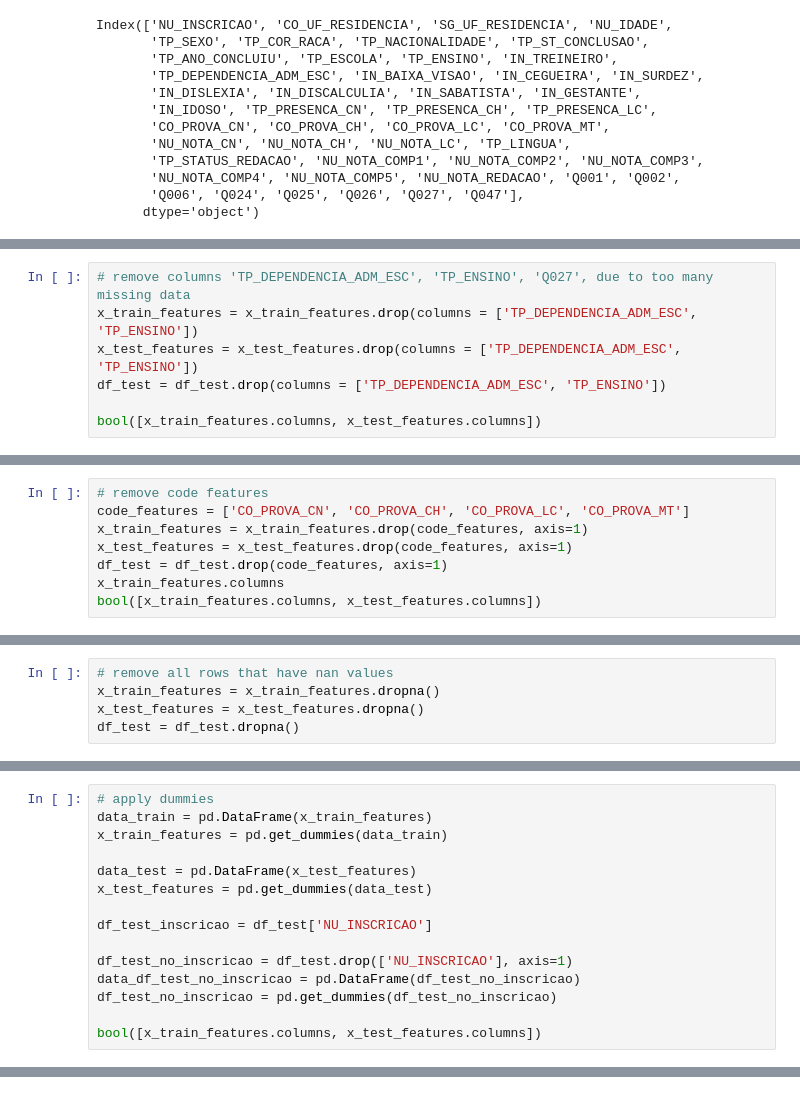
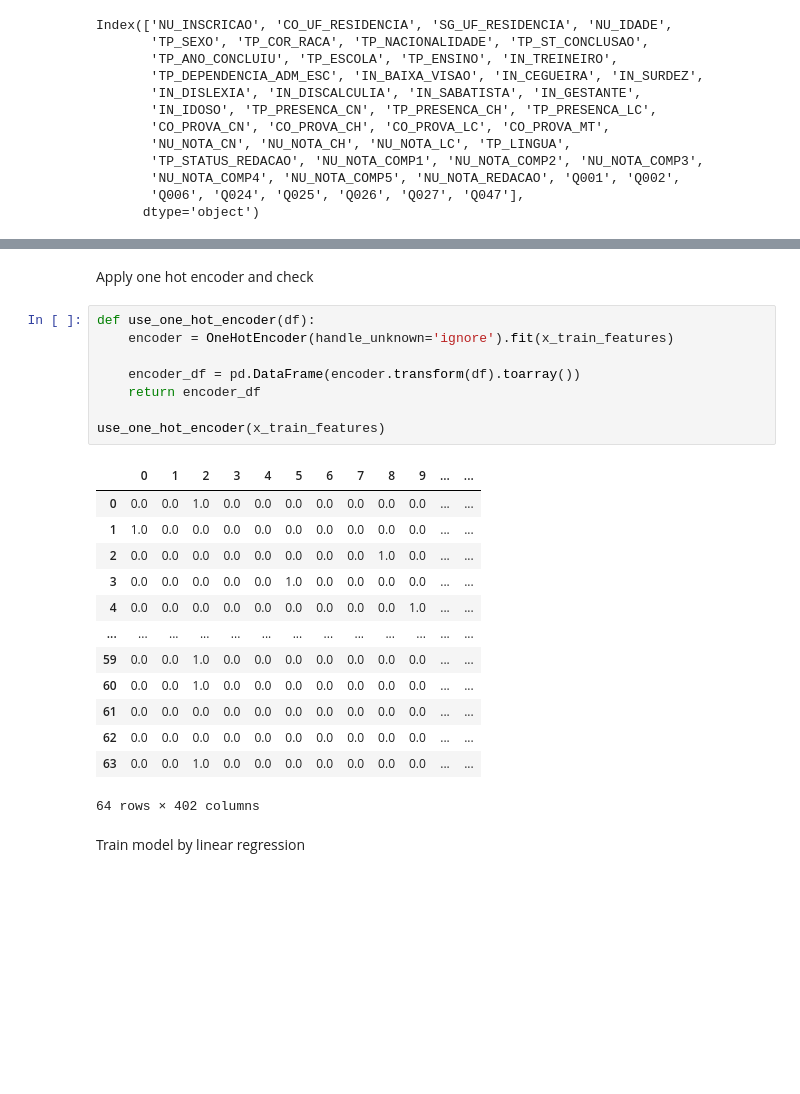
Before and after one commit to mirellaalves/data-science-acelera, a Jupyter notebook: enem-2/main.ipynb, the cells around one changed output, grey strips where cells are left out. Cells and saved outputs as stored; diff of their text form; blank space fills up the shorter version.

```diff
--- a/enem-2/main.ipynb
+++ b/enem-2/main.ipynb
@@ -193,7 +111,0 @@ missing_data.head(20)
-# %%
-# remove columns 'TP_DEPENDENCIA_ADM_ESC', 'TP_ENSINO', 'Q027', due to too many missing data
-x_train_features = x_train_features.drop(columns = ['TP_DEPENDENCIA_ADM_ESC', 'TP_ENSINO'])
-x_test_features = x_test_features.drop(columns = ['TP_DEPENDENCIA_ADM_ESC', 'TP_ENSINO'])
-df_test = df_test.drop(columns = ['TP_DEPENDENCIA_ADM_ESC', 'TP_ENSINO'])
-
-bool([x_train_features.columns, x_test_features.columns])
@@ -213,8 +111,0 @@ x_train_features_categorical.head(5)
-# %%
-# remove code features
-code_features = ['CO_PROVA_CN', 'CO_PROVA_CH', 'CO_PROVA_LC', 'CO_PROVA_MT']
-x_train_features = x_train_features.drop(code_features, axis=1)
-x_test_features = x_test_features.drop(code_features, axis=1)
-df_test = df_test.drop(code_features, axis=1)
-x_train_features.columns
-bool([x_train_features.columns, x_test_features.columns])
@@ -231,5 +119,0 @@ x_test_features.shape
-# %%
-# remove all rows that have nan values
-x_train_features = x_train_features.dropna()
-x_test_features = x_test_features.dropna()
-df_test = df_test.dropna()
@@ -258,15 +119,0 @@ x_test_features.shape
-# %%
-# apply dummies
-data_train = pd.DataFrame(x_train_features)
-x_train_features = pd.get_dummies(data_train)
-
-data_test = pd.DataFrame(x_test_features)
-x_test_features = pd.get_dummies(data_test)
-
-df_test_inscricao = df_test['NU_INSCRICAO']
-
-df_test_no_inscricao = df_test.drop(['NU_INSCRICAO'], axis=1)
-data_df_test_no_inscricao = pd.DataFrame(df_test_no_inscricao)
-df_test_no_inscricao = pd.get_dummies(df_test_no_inscricao)
-
-bool([x_train_features.columns, x_test_features.columns])
@@ -310 +120,27 @@ Name: NU_NOTA_MT, dtype: int64
+# %% [markdown]
+Apply one hot encoder and check
+# %%
+def use_one_hot_encoder(df):
+    encoder = OneHotEncoder(handle_unknown='ignore').fit(x_train_features)
+
+    encoder_df = pd.DataFrame(encoder.transform(df).toarray())
+    return encoder_df
+
+use_one_hot_encoder(x_train_features)
+# %% [output]
+|  | 0 | 1 | 2 | 3 | 4 | 5 | 6 | 7 | 8 | 9 | ... | ... |
+| 0 | 0.0 | 0.0 | 1.0 | 0.0 | 0.0 | 0.0 | 0.0 | 0.0 | 0.0 | 0.0 | ... | ... |
+| 1 | 1.0 | 0.0 | 0.0 | 0.0 | 0.0 | 0.0 | 0.0 | 0.0 | 0.0 | 0.0 | ... | ... |
+| 2 | 0.0 | 0.0 | 0.0 | 0.0 | 0.0 | 0.0 | 0.0 | 0.0 | 1.0 | 0.0 | ... | ... |
+| 3 | 0.0 | 0.0 | 0.0 | 0.0 | 0.0 | 1.0 | 0.0 | 0.0 | 0.0 | 0.0 | ... | ... |
+| 4 | 0.0 | 0.0 | 0.0 | 0.0 | 0.0 | 0.0 | 0.0 | 0.0 | 0.0 | 1.0 | ... | ... |
+| ... | ... | ... | ... | ... | ... | ... | ... | ... | ... | ... | ... | ... |
+| 59 | 0.0 | 0.0 | 1.0 | 0.0 | 0.0 | 0.0 | 0.0 | 0.0 | 0.0 | 0.0 | ... | ... |
+| 60 | 0.0 | 0.0 | 1.0 | 0.0 | 0.0 | 0.0 | 0.0 | 0.0 | 0.0 | 0.0 | ... | ... |
+| 61 | 0.0 | 0.0 | 0.0 | 0.0 | 0.0 | 0.0 | 0.0 | 0.0 | 0.0 | 0.0 | ... | ... |
+| 62 | 0.0 | 0.0 | 0.0 | 0.0 | 0.0 | 0.0 | 0.0 | 0.0 | 0.0 | 0.0 | ... | ... |
+| 63 | 0.0 | 0.0 | 1.0 | 0.0 | 0.0 | 0.0 | 0.0 | 0.0 | 0.0 | 0.0 | ... | ... |
+64 rows × 402 columns
+# %% [markdown]
+Train model by linear regression
 # %%
```
Also changed, not shown: parts of 44 cells of this notebook, 5 other files.
